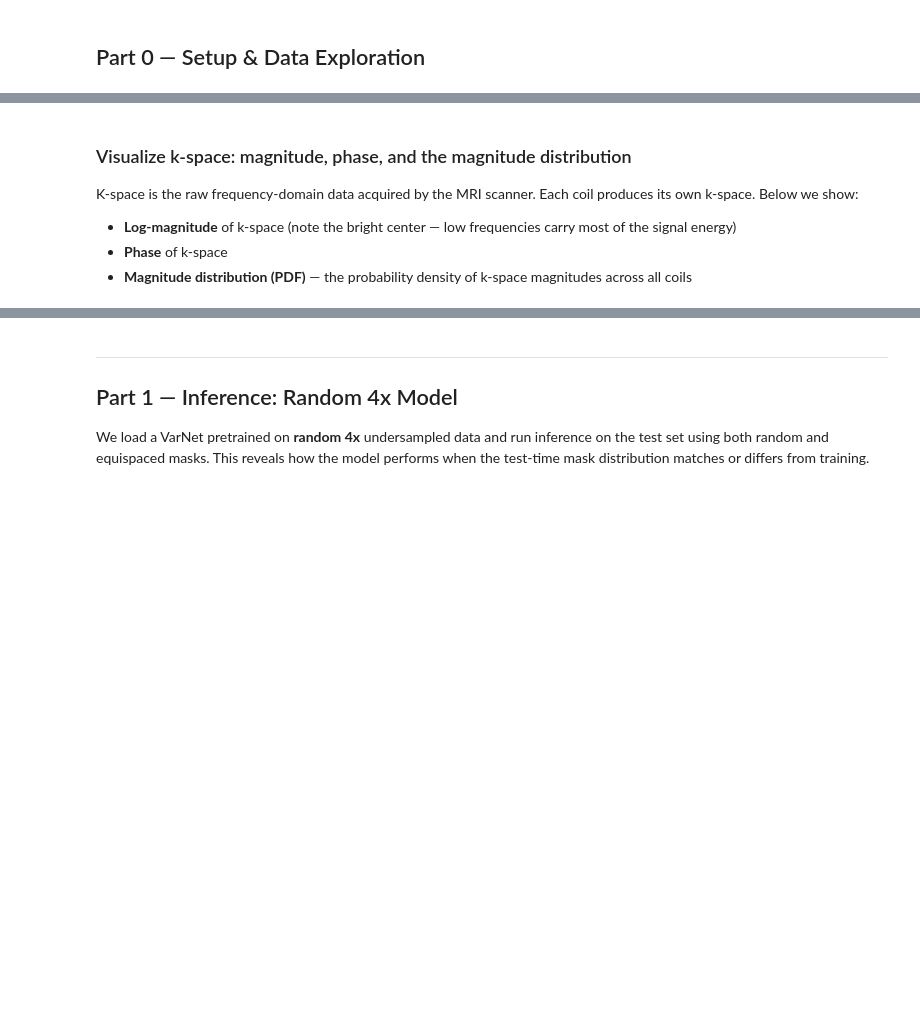
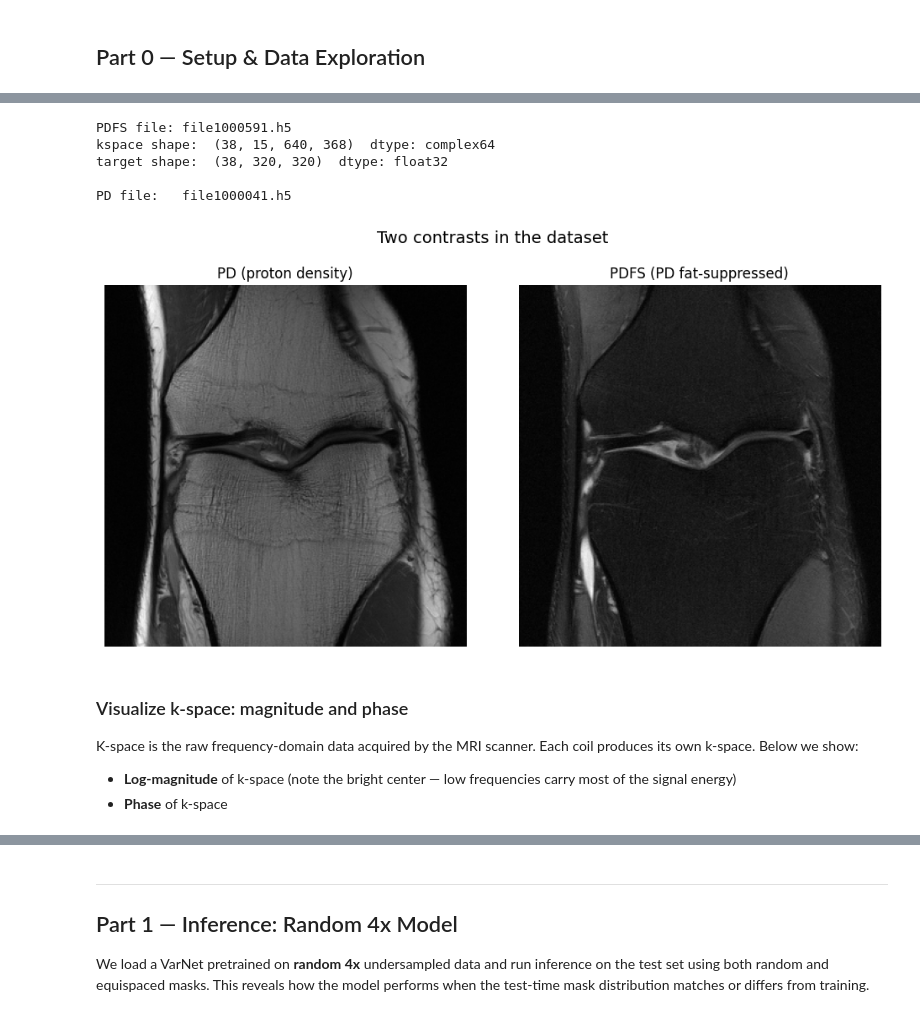
Before and after one commit to pjohnson519/dl-mri-recon-lab, a Jupyter notebook: notebooks/Lab1_VarNet.ipynb, the cells around one changed output, grey strips where cells are left out. Drawn from its saved outputs; the diff is of its cells as text; code cells hidden in the pictures; blank space fills up the shorter version.

```diff
--- a/notebooks/Lab1_VarNet.ipynb
+++ b/notebooks/Lab1_VarNet.ipynb
@@ -60,25 +82,52 @@ print(f"Example: {test_files[0]}")
 # %%
-# Load one volume and inspect
-example_file = os.path.join(DATA_DIR, test_files[0])
-with h5py.File(example_file, "r") as f:
-    kspace_vol = f["kspace"][:]           # (slices, coils, H, W) complex64
-    target_vol = f["reconstruction_rss"][:]  # (slices, 320, 320)
-    print(f"File: {test_files[0]}")
+# Load one PDFS volume for exploration
+example_file_pdfs = os.path.join(DATA_DIR, test_files_pdfs[0])
+with h5py.File(example_file_pdfs, "r") as f:
+    kspace_vol = f["kspace"][:]
+    target_vol = f["reconstruction_rss"][:]
+    print(f"PDFS file: {test_files_pdfs[0]}")
     print(f"kspace shape:  {kspace_vol.shape}  dtype: {kspace_vol.dtype}")
     print(f"target shape:  {target_vol.shape}  dtype: {target_vol.dtype}")
-    print(f"Attributes: {dict(f.attrs)}")
 
 # Pick a mid-volume slice for visualization
 sl = kspace_vol.shape[0] // 2
 kspace_slice = kspace_vol[sl]   # (coils, 640, 368) complex64
 target_slice = target_vol[sl]   # (320, 320)
+
+# Also load a PD volume to compare contrasts
+example_file_pd = os.path.join(DATA_DIR, test_files_pd[0])
+with h5py.File(example_file_pd, "r") as f:
+    target_vol_pd = f["reconstruction_rss"][:]
+    print(f"\nPD file:   {test_files_pd[0]}")
+
+sl_pd = target_vol_pd.shape[0] // 2
+target_slice_pd = target_vol_pd[sl]
+# %% [output]
+PDFS file: file1000591.h5
+kspace shape:  (38, 15, 640, 368)  dtype: complex64
+target shape:  (38, 320, 320)  dtype: float32
+
+PD file:   file1000041.h5
+# %%
+# Compare PD vs PDFS contrasts
+fig, axes = plt.subplots(1, 2, figsize=(10, 5))
+axes[0].imshow(target_slice_pd, cmap="gray")
+axes[0].set_title("PD (proton density)")
+axes[0].axis("off")
+axes[1].imshow(target_slice, cmap="gray")
+axes[1].set_title("PDFS (PD fat-suppressed)")
+axes[1].axis("off")
+plt.suptitle("Two contrasts in the dataset", y=1.02, fontsize=14)
+plt.tight_layout()
+plt.show()
+# %% [output]
+[figure, added]
 # %% [markdown]
-### Visualize k-space: magnitude, phase, and the magnitude distribution
+### Visualize k-space: magnitude and phase
 
 K-space is the raw frequency-domain data acquired by the MRI scanner. Each coil produces its own k-space. Below we show:
 - **Log-magnitude** of k-space (note the bright center — low frequencies carry most of the signal energy)
 - **Phase** of k-space
-- **Magnitude distribution (PDF)** — the probability density of k-space magnitudes across all coils
 # %%
 # K-space visualization: pick coil 0
 coil0 = kspace_slice[0]  # (640, 368) complex64
```
Also changed, not shown: parts of 16 cells of this notebook, 1 other file.
